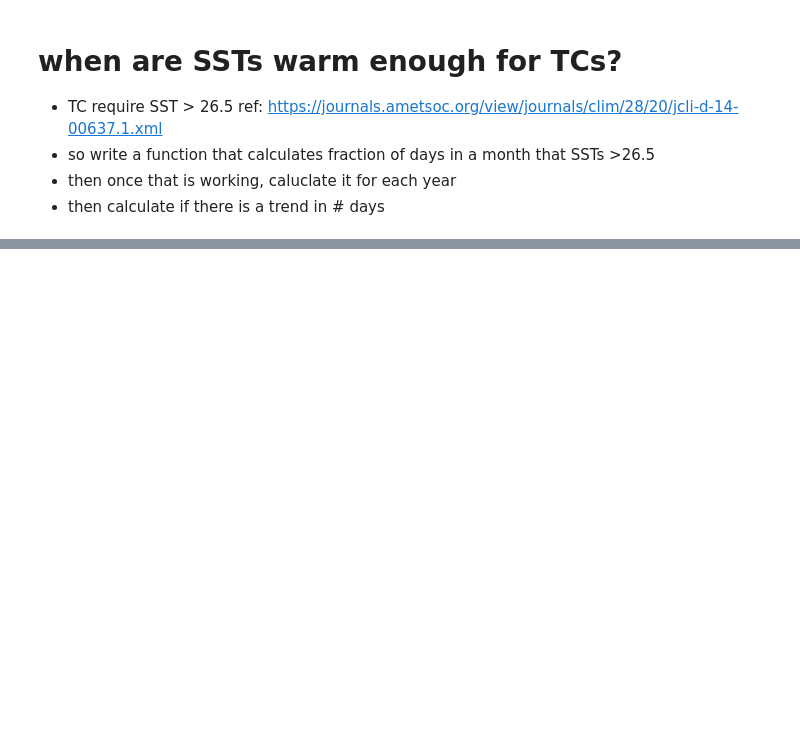
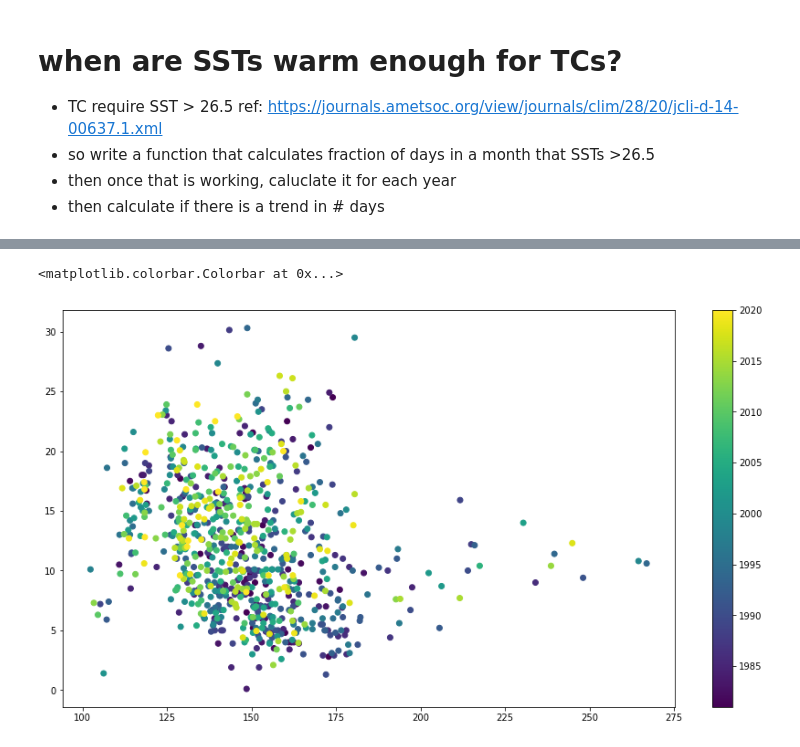
Before and after one commit to cgentemann/cloud_science, a Jupyter notebook: sst_science/SST_near_Korean_Typhoons.ipynb, the cells around one changed output, grey strips where cells are left out. Saved outputs shown, nothing was run; the diff lists cells and outputs as text; code cells hidden in the pictures; blank space fills up the shorter version.

```diff
--- a/sst_science/SST_near_Korean_Typhoons.ipynb
+++ b/sst_science/SST_near_Korean_Typhoons.ipynb
@@ -670,0 +715,7 @@ ax.stock_img()
+# %%
+sub = ds_storm.where((ds_storm.max_wind>50) & (ds_storm.yr>1980))
+plt.scatter(sub.lon[:,0],sub.lat[:,0],c=sub.yr)
+plt.colorbar()
+# %% [output]
+<matplotlib.colorbar.Colorbar at 0x...>
+[figure, added]
```
Also changed, not shown: parts of 14 cells of this notebook, 18 other files.
